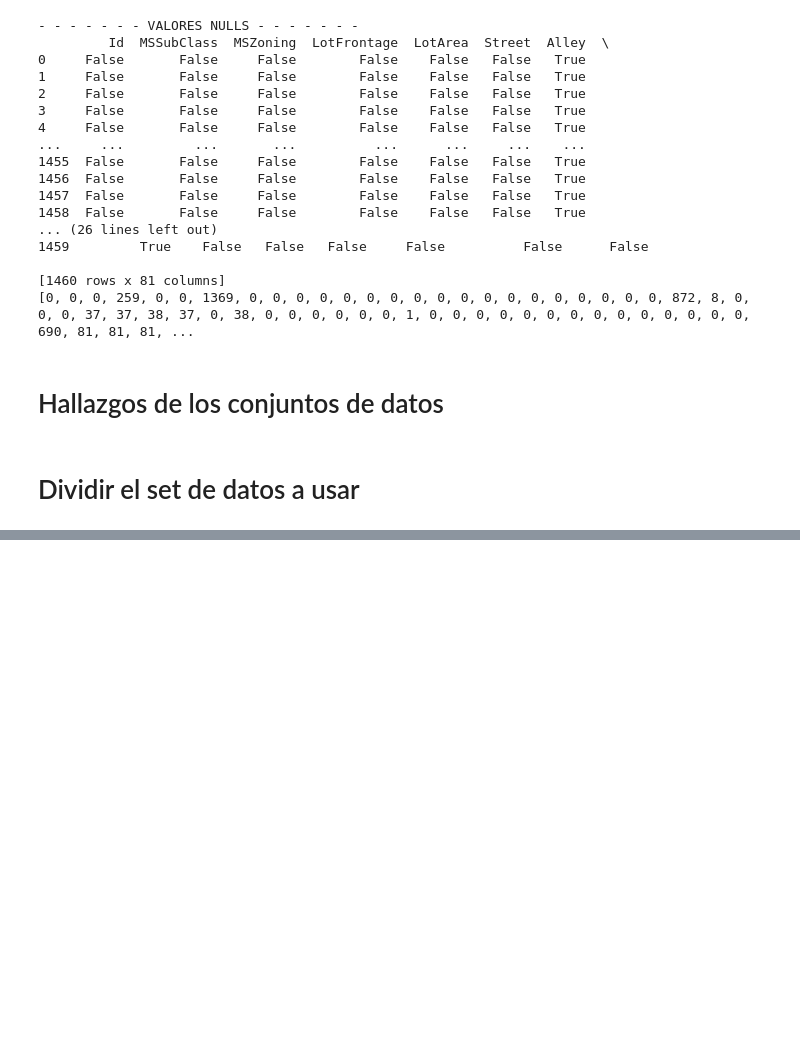
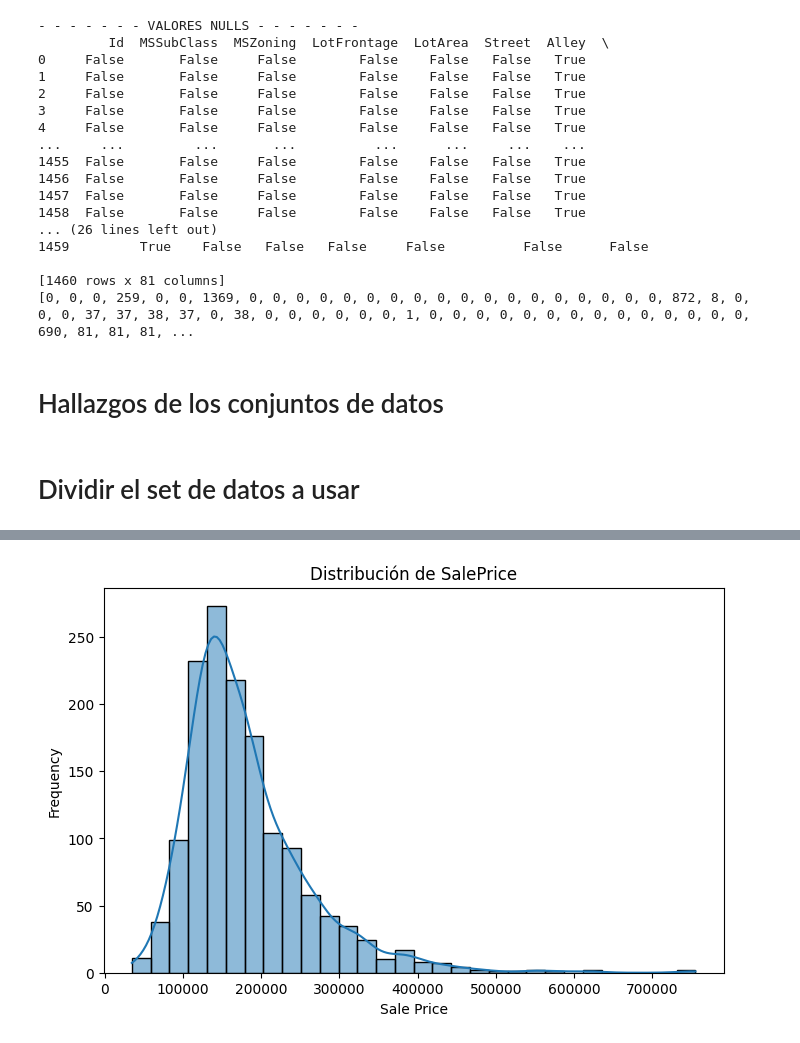
Before and after one commit to angelargd8/HDT3-MDD, a Jupyter notebook: main.ipynb, the cells around one changed output, grey strips where cells are left out. Drawn from its saved outputs; the diff is of its cells as text; code cells hidden in the pictures; blank space fills up the shorter version.

```diff
--- a/main.ipynb
+++ b/main.ipynb
@@ -285,7 +285,6 @@ print(list(nulos_por_columna))
 [0, 0, 0, 259, 0, 0, 1369, 0, 0, 0, 0, 0, 0, 0, 0, 0, 0, 0, 0, 0, 0, 0, 0, 0, 0, 872, 8, 0, 0, 0, 37, 37, 38, 37, 0, 38, 0, 0, 0, 0, 0, 0, 1, 0, 0, 0, 0, 0, 0, 0, 0, 0, 0, 0, 0, 0, 0, 690, 81, 81, 81, ...
 # %%
 # Elimina filas con al menos un valor nulo
-df_train = df_train.dropna(axis=0)
 # %% [markdown]
 # Hallazgos de los conjuntos de datos
 # %% [markdown]
@@ -292,0 +302,10 @@ df_train = df_train.dropna(axis=0)
+# %%
+import seaborn as sns
+plt.figure(figsize=(8,5))
+sns.histplot(df_train["SalePrice"], kde=True, bins=30)
+plt.xlabel("Sale Price")
+plt.ylabel("Frequency")
+plt.title("Distribución de SalePrice")
+plt.show()
+# %% [output]
+[figure, added]
```
Also changed, not shown: parts of 3 cells of this notebook, 1 other file.
